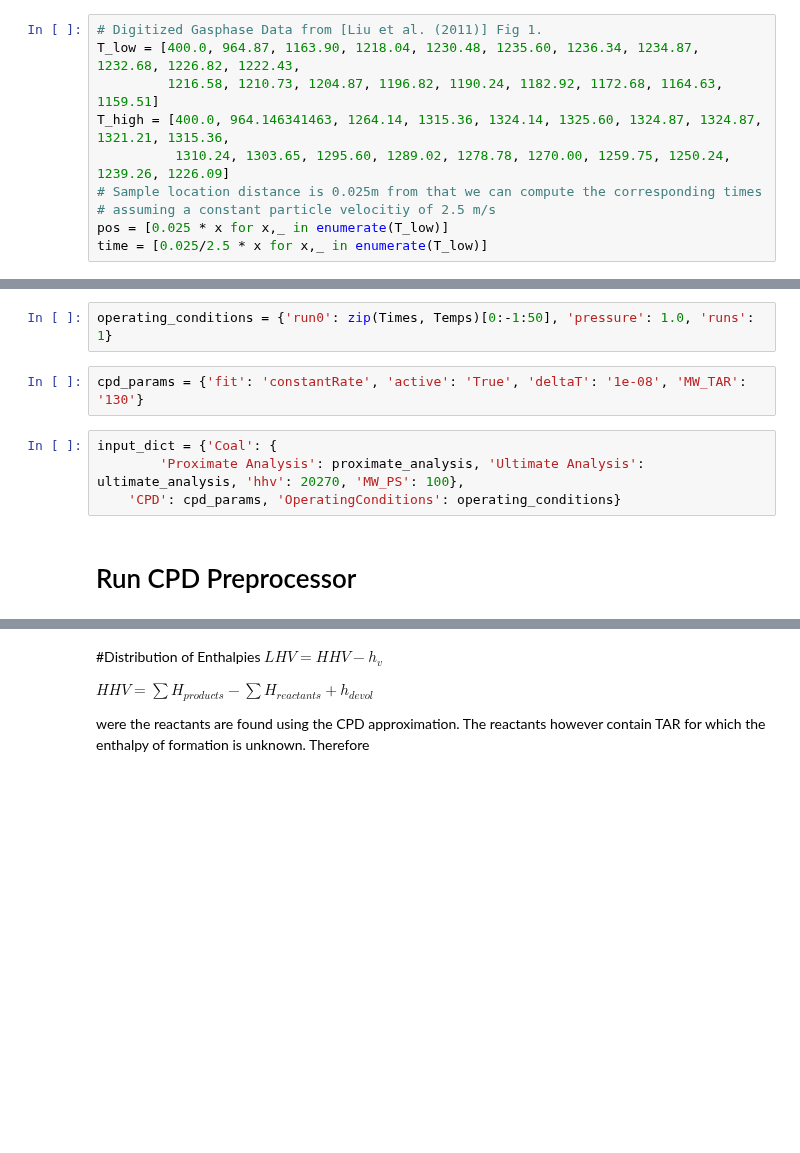
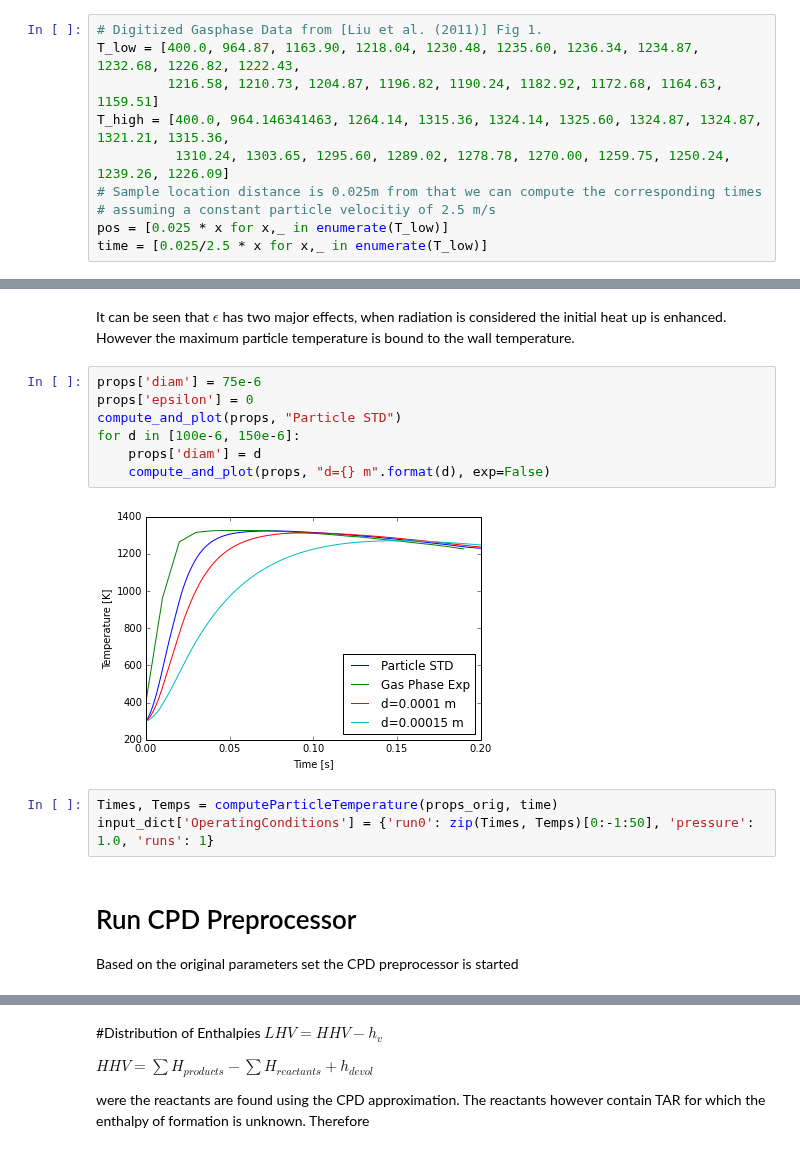
Before and after one commit to ostein/notebooks, a Jupyter notebook: pkp/BlackThunder.ipynb, the cells around one changed output, grey strips where cells are left out. Saved outputs shown, nothing was run; the diff lists cells and outputs as text; blank space fills up the shorter version.

```diff
--- a/pkp/BlackThunder.ipynb
+++ b/pkp/BlackThunder.ipynb
@@ -82,13 +105,21 @@ plt.legend(loc='lower right')
+# %% [markdown]
+It can be seen that $\epsilon$ has two major effects, when radiation is considered the initial heat up is enhanced. However the maximum particle temperature is bound to the wall temperature.
+# %%
+props['diam'] = 75e-6
+props['epsilon'] = 0
+compute_and_plot(props, "Particle STD")
+for d in [100e-6, 150e-6]:
+    props['diam'] = d
+    compute_and_plot(props, "d={} m".format(d), exp=False)
+# %% [output]
+[figure, added]
 # %%
-operating_conditions = {'run0': zip(Times, Temps)[0:-1:50], 'pressure': 1.0, 'runs': 1}
+Times, Temps = computeParticleTemperature(props_orig, time)
+input_dict['OperatingConditions'] = {'run0': zip(Times, Temps)[0:-1:50], 'pressure': 1.0, 'runs': 1}
-# %%
-cpd_params = {'fit': 'constantRate', 'active': 'True', 'deltaT': '1e-08', 'MW_TAR': '130'}
-# %%
-input_dict = {'Coal': {
-        'Proximate Analysis': proximate_analysis, 'Ultimate Analysis': ultimate_analysis, 'hhv': 20270, 'MW_PS': 100},
-    'CPD': cpd_params, 'OperatingConditions': operating_conditions}
-# %% [markdown]
-# Run CPD Preprocessor
+# %% [markdown]
+# Run CPD Preprocessor
+
+Based on the original parameters set the CPD preprocessor is started
 # %%
 cpd = pkp.generate(json_string=input_dict)
 res = [(species_name, data) for species_name, data in cpd['run0'][1].iterspecies()]
```
Also changed, not shown: parts of 27 cells of this notebook.
